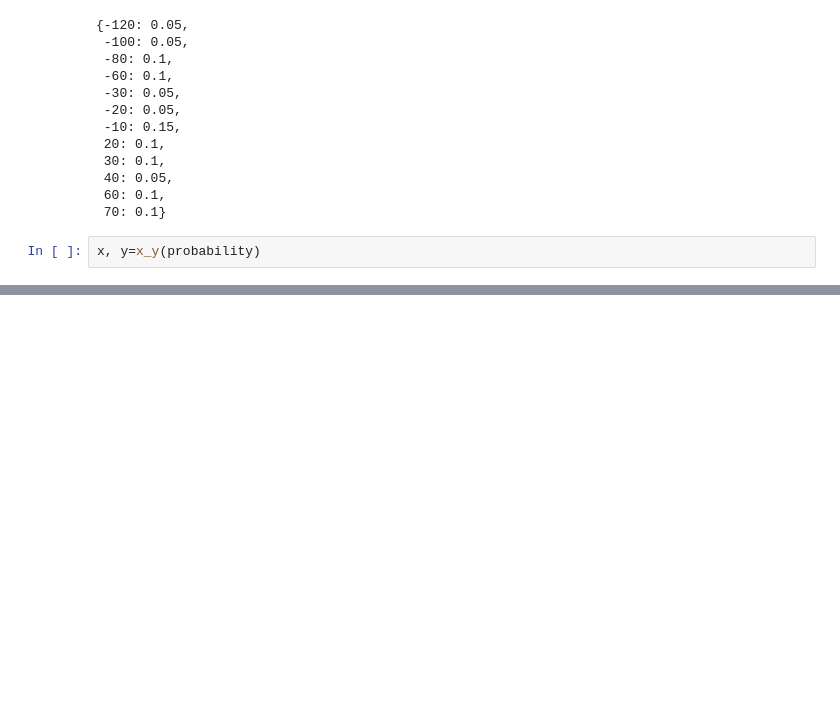
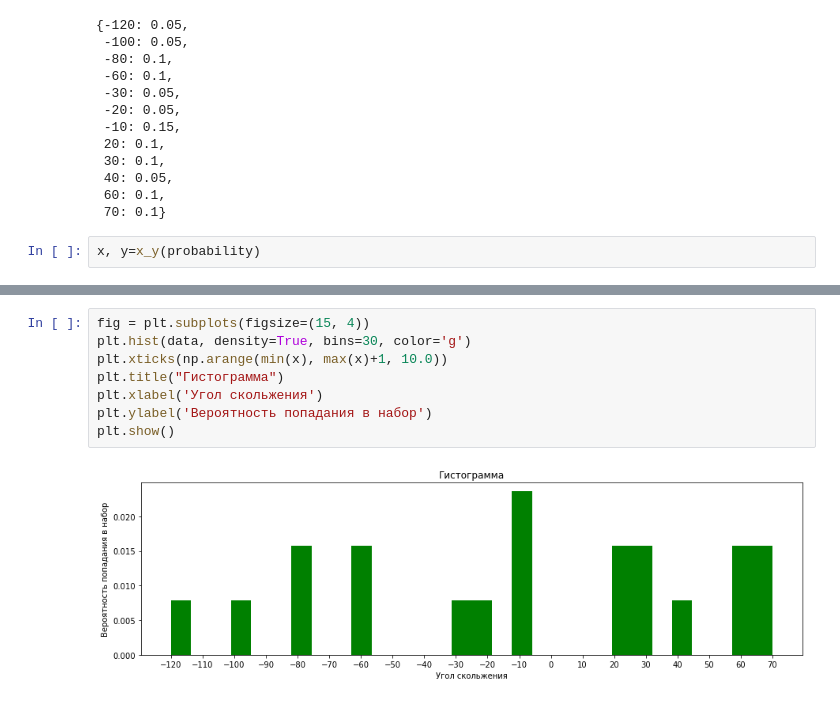
Before and after one commit to kattiia/Math_in_DS, a Jupyter notebook: statistics/statistics.ipynb, the cells around one changed output, grey strips where cells are left out. Cells and saved outputs as stored; diff of their text form; blank space fills up the shorter version.

```diff
--- a/statistics/statistics.ipynb
+++ b/statistics/statistics.ipynb
@@ -90,0 +106,10 @@ plt.hist(data, bins=6, color='g')
+# %%
+fig = plt.subplots(figsize=(15, 4))
+plt.hist(data, density=True, bins=30, color='g')
+plt.xticks(np.arange(min(x), max(x)+1, 10.0))
+plt.title("Гистограмма")
+plt.xlabel('Угол скольжения')
+plt.ylabel('Вероятность попадания в набор')
+plt.show()
+# %% [output]
+[figure, added]
```
Also changed, not shown: parts of 7 cells of this notebook.
